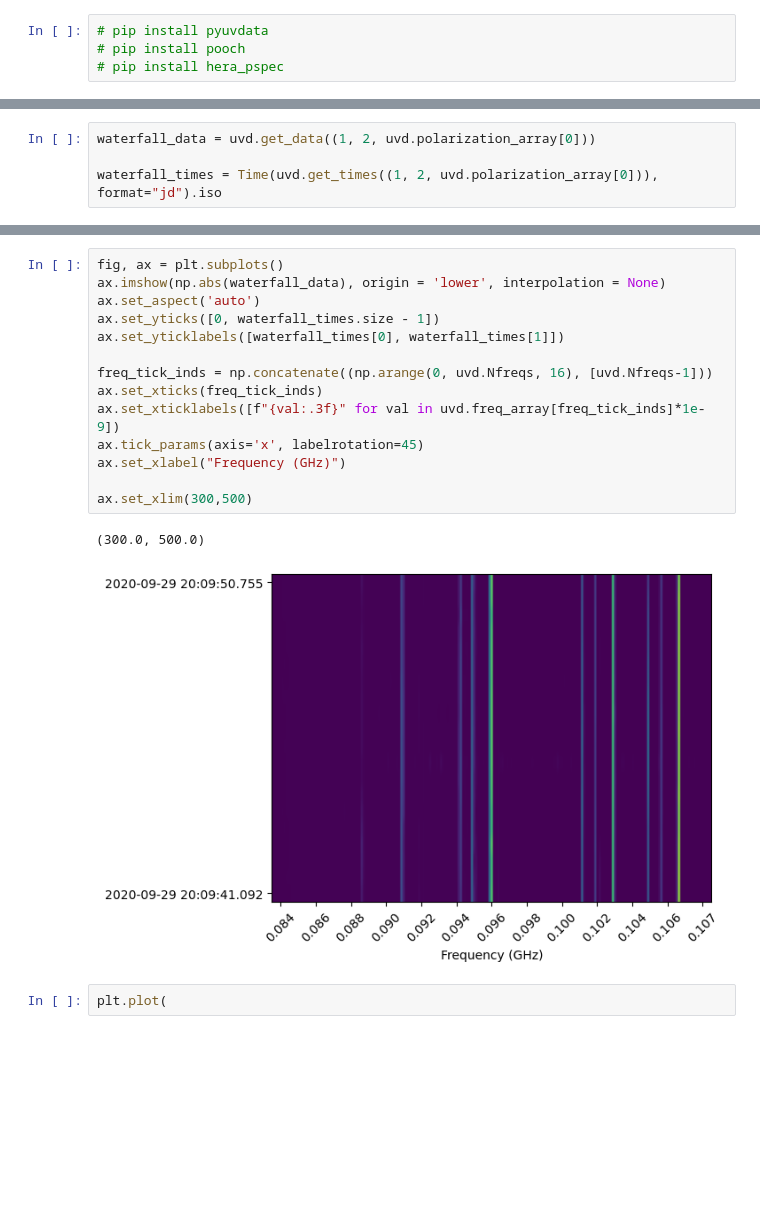
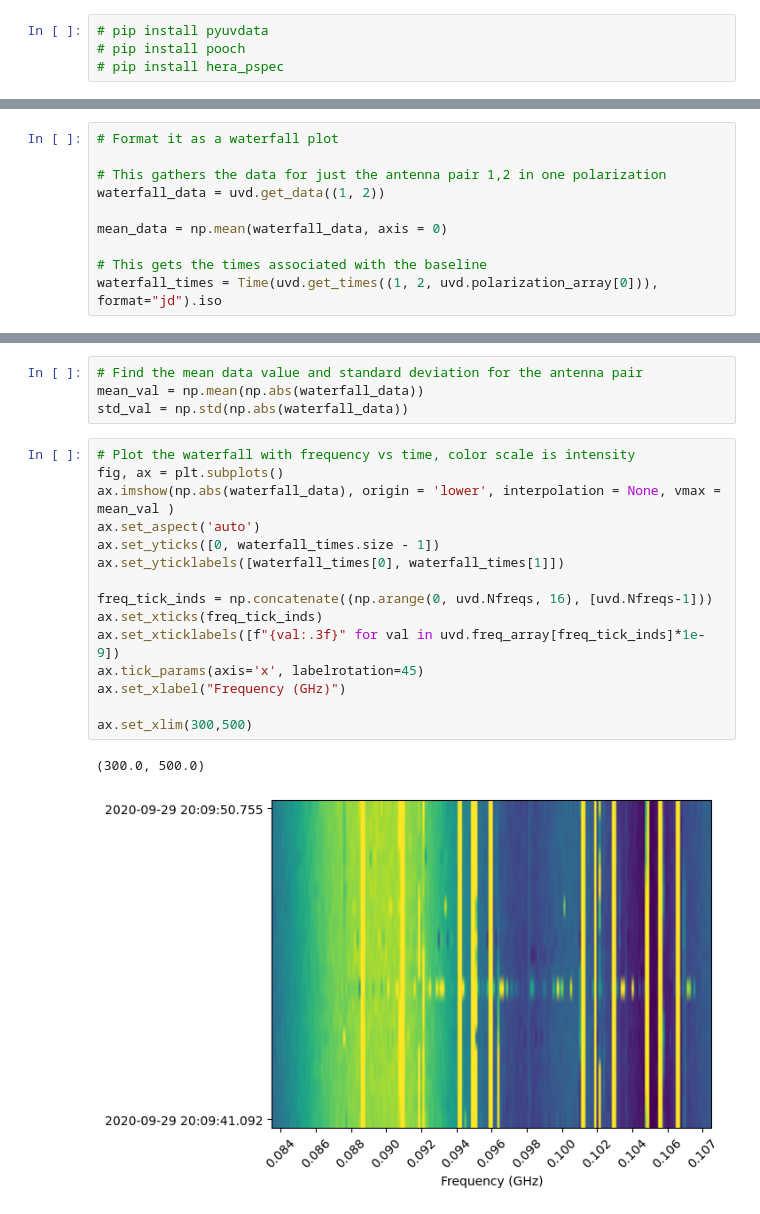
Before and after one commit to tarias16/Phys-434-Big-Data, a Jupyter notebook: Final_Project.ipynb, the cells around one changed output, grey strips where cells are left out. Drawn from its saved outputs; the diff is of its cells as text; blank space fills up the shorter version.

Commit message:
End of lab version: Included more plots and begginings of distribution fitting

```diff
--- a/Final_Project.ipynb
+++ b/Final_Project.ipynb
@@ -28,4 +55,10 @@ data = uvd.data_array
 # %%
-waterfall_data = uvd.get_data((1, 2, uvd.polarization_array[0]))
+# Format it as a waterfall plot
 
+# This gathers the data for just the antenna pair 1,2 in one polarization
+waterfall_data = uvd.get_data((1, 2))
+
+mean_data = np.mean(waterfall_data, axis = 0)
+
+# This gets the times associated with the baseline
 waterfall_times = Time(uvd.get_times((1, 2, uvd.polarization_array[0])), format="jd").iso
@@ -62,19 +65,22 @@ array(['2020-09-29 20:09:41.092', '2020-09-29 20:09:50.755',
+# %%
+# Find the mean data value and standard deviation for the antenna pair
+mean_val = np.mean(np.abs(waterfall_data))
+std_val = np.std(np.abs(waterfall_data))
 # %%
+# Plot the waterfall with frequency vs time, color scale is intensity
 fig, ax = plt.subplots()
-ax.imshow(np.abs(waterfall_data), origin = 'lower', interpolation = None)
+ax.imshow(np.abs(waterfall_data), origin = 'lower', interpolation = None, vmax = mean_val )
 ax.set_aspect('auto')
 ax.set_yticks([0, waterfall_times.size - 1])
 ax.set_yticklabels([waterfall_times[0], waterfall_times[1]])
 
 freq_tick_inds = np.concatenate((np.arange(0, uvd.Nfreqs, 16), [uvd.Nfreqs-1]))
 ax.set_xticks(freq_tick_inds)
 ax.set_xticklabels([f"{val:.3f}" for val in uvd.freq_array[freq_tick_inds]*1e-9])
 ax.tick_params(axis='x', labelrotation=45)
 ax.set_xlabel("Frequency (GHz)")
 
 ax.set_xlim(300,500)
 # %% [output]
 (300.0, 500.0)
-[figure, old version]
+[figure, new version]
-# %%
-plt.plot(
```
Also changed, not shown: parts of 20 cells of this notebook.
